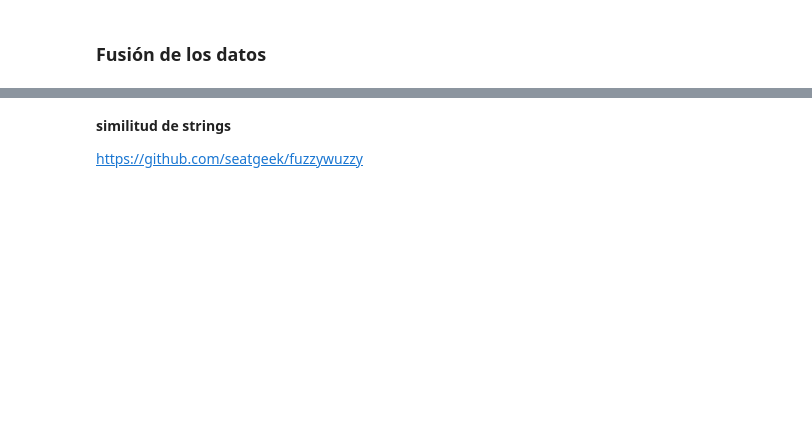
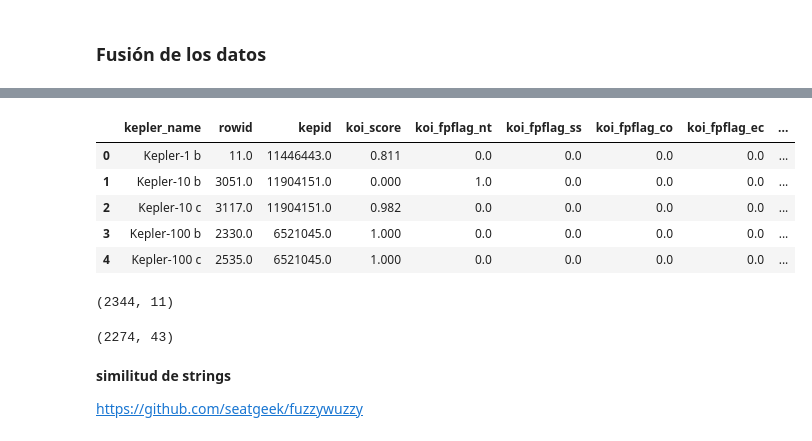
Before and after one commit to Ironhack-Data-Madrid-Abril-2021/Material_Clase, a Jupyter notebook: semana_3/4.2 - Proceso ETL.ipynb, the cells around one changed output, grey strips where cells are left out. Saved outputs shown, nothing was run; the diff lists cells and outputs as text; code cells hidden in the pictures; blank space fills up the shorter version.

```diff
--- a/semana_3/4.2 - Proceso ETL.ipynb
+++ b/semana_3/4.2 - Proceso ETL.ipynb
@@ -84,3 +430,22 @@ https://en.wikipedia.org/wiki/List_of_exoplanets_discovered_using_the_Kepler_spa
+# %%
+kepler_grupo=df_kepler.groupby('kepler_name').mean().reset_index().drop('id', axis=1)
+
+kepler_grupo.head()
+# %% [output]
+|  | kepler_name | rowid | kepid | koi_score | koi_fpflag_nt | koi_fpflag_ss | koi_fpflag_co | koi_fpflag_ec | ... |
+| 0 | Kepler-1 b | 11.0 | 11446443.0 | 0.811 | 0.0 | 0.0 | 0.0 | 0.0 | ... |
+| 1 | Kepler-10 b | 3051.0 | 11904151.0 | 0.000 | 1.0 | 0.0 | 0.0 | 0.0 | ... |
+| 2 | Kepler-10 c | 3117.0 | 11904151.0 | 0.982 | 0.0 | 0.0 | 0.0 | 0.0 | ... |
+| 3 | Kepler-100 b | 2330.0 | 6521045.0 | 1.000 | 0.0 | 0.0 | 0.0 | 0.0 | ... |
+| 4 | Kepler-100 c | 2535.0 | 6521045.0 | 1.000 | 0.0 | 0.0 | 0.0 | 0.0 | ... |
+# %%
+df_wiki.shape
+# %% [output]
+(2344, 11)
+# %%
+kepler_grupo.shape
+# %% [output]
+(2274, 43)
 # %% [markdown]
 **similitud de strings**
 
```
Also changed, not shown: parts of 45 cells of this notebook.
